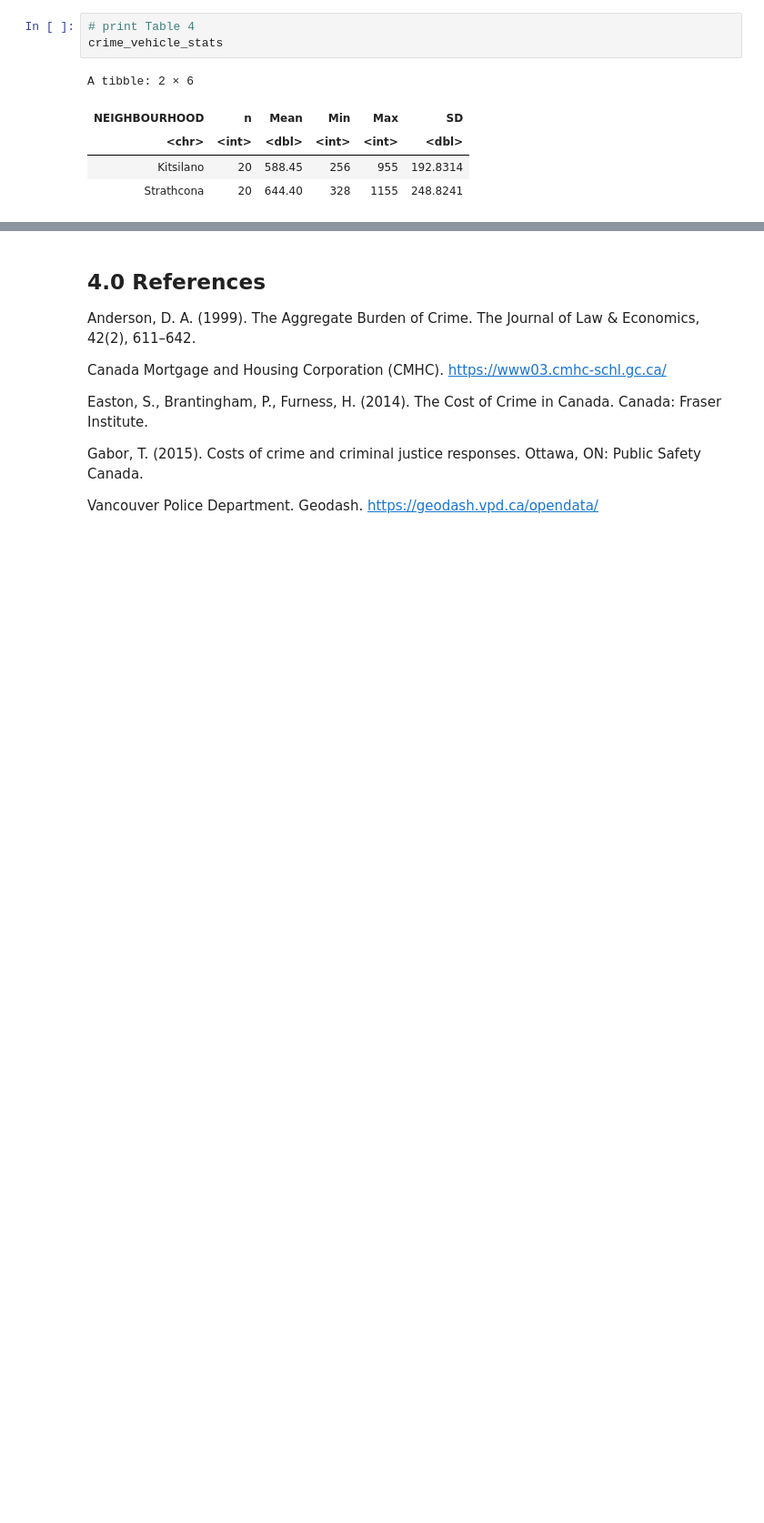
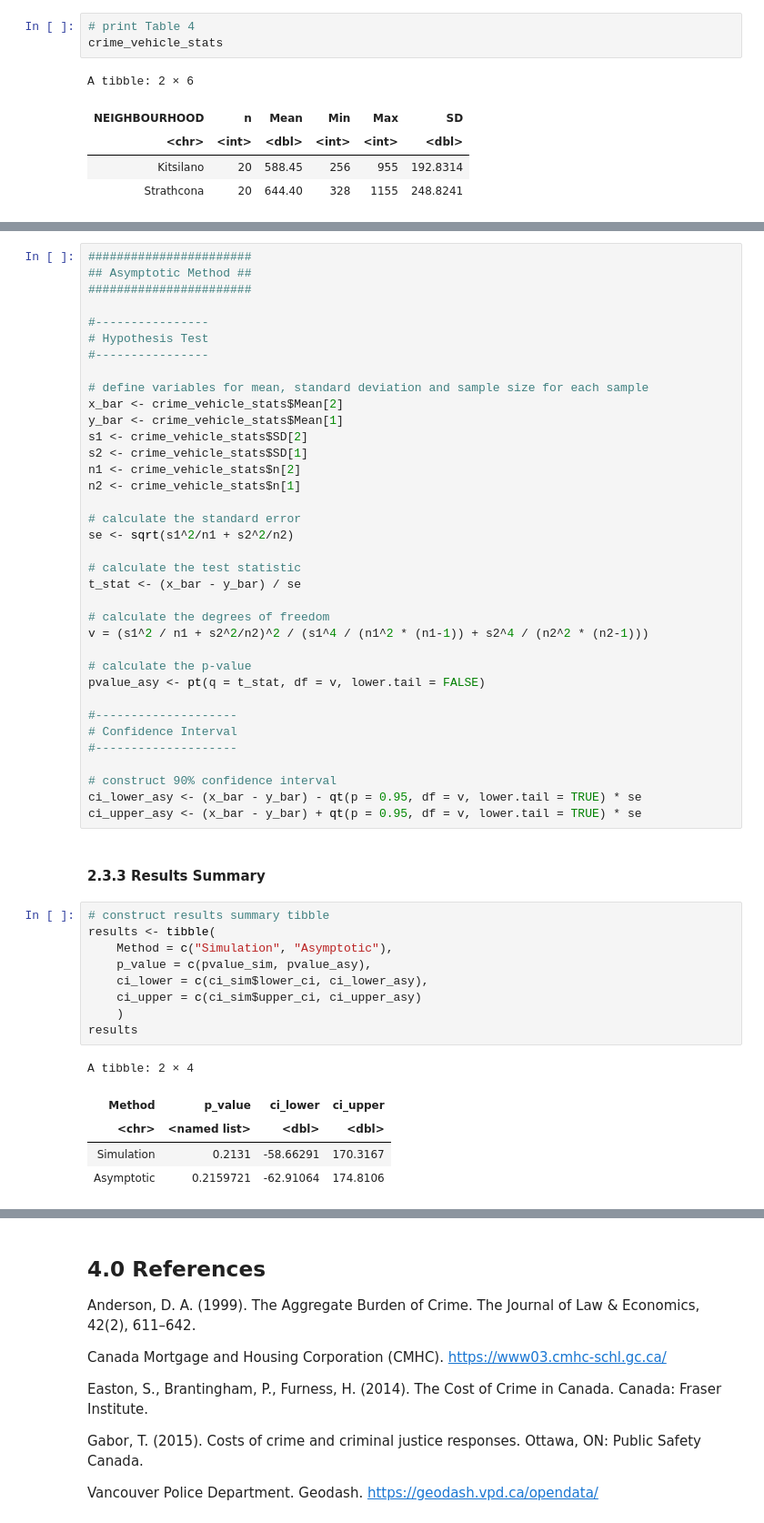
Before and after one commit to jburden1/STAT201_Project_Group14, a Jupyter notebook: STAT201_Final_Report.ipynb, the cells around one changed output, grey strips where cells are left out. Shown at 91% size. Drawn from its saved outputs; the diff is of its cells as text; blank space fills up the shorter version.

```diff
--- a/STAT201_Final_Report.ipynb
+++ b/STAT201_Final_Report.ipynb
@@ -204,2 +286,55 @@ Based on visual inspection of the boxplot in **Figure 2**, we have reason to bel
+# %%
+#######################
+## Asymptotic Method ##
+#######################
+
+#----------------
+# Hypothesis Test
+#----------------
+
+# define variables for mean, standard deviation and sample size for each sample
+x_bar <- crime_vehicle_stats$Mean[2]
+y_bar <- crime_vehicle_stats$Mean[1]
+s1 <- crime_vehicle_stats$SD[2]
+s2 <- crime_vehicle_stats$SD[1]
+n1 <- crime_vehicle_stats$n[2]
+n2 <- crime_vehicle_stats$n[1]
+
+# calculate the standard error
+se <- sqrt(s1^2/n1 + s2^2/n2)
+
+# calculate the test statistic
+t_stat <- (x_bar - y_bar) / se
+
+# calculate the degrees of freedom
+v = (s1^2 / n1 + s2^2/n2)^2 / (s1^4 / (n1^2 * (n1-1)) + s2^4 / (n2^2 * (n2-1)))
+
+# calculate the p-value
+pvalue_asy <- pt(q = t_stat, df = v, lower.tail = FALSE)
+
+#--------------------
+# Confidence Interval
+#--------------------
+
+# construct 90% confidence interval
+ci_lower_asy <- (x_bar - y_bar) - qt(p = 0.95, df = v, lower.tail = TRUE) * se
+ci_upper_asy <- (x_bar - y_bar) + qt(p = 0.95, df = v, lower.tail = TRUE) * se
+# %% [markdown]
+#### 2.3.3 Results Summary
+# %%
+# construct results summary tibble
+results <- tibble(
+    Method = c("Simulation", "Asymptotic"),
+    p_value = c(pvalue_sim, pvalue_asy),
+    ci_lower = c(ci_sim$lower_ci, ci_lower_asy),
+    ci_upper = c(ci_sim$upper_ci, ci_upper_asy)
+    )
+results
+# %% [output]
+A tibble: 2 × 4
+| Method | p_value | ci_lower | ci_upper |
+| <chr> | <named list> | <dbl> | <dbl> |
+| Simulation | 0.2131 | -58.66291 | 170.3167 |
+| Asymptotic | 0.2159721 | -62.91064 | 174.8106 |
 # %% [markdown]
 ## 3.0 Discussion
```
Also changed, not shown: parts of 9 cells of this notebook.
